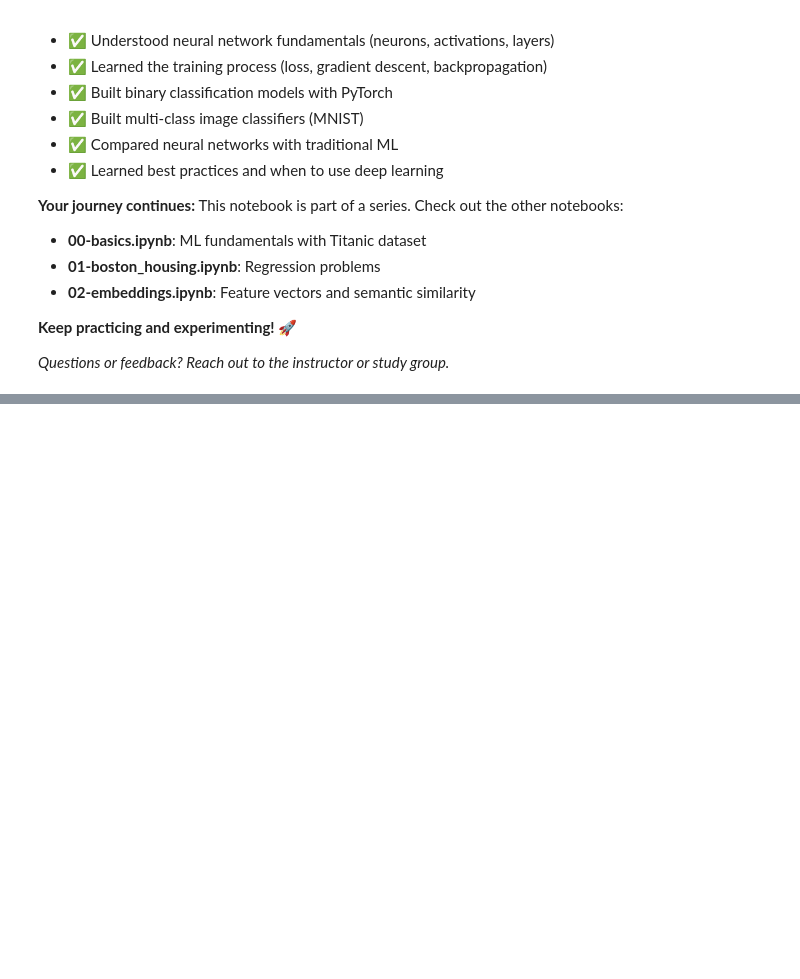
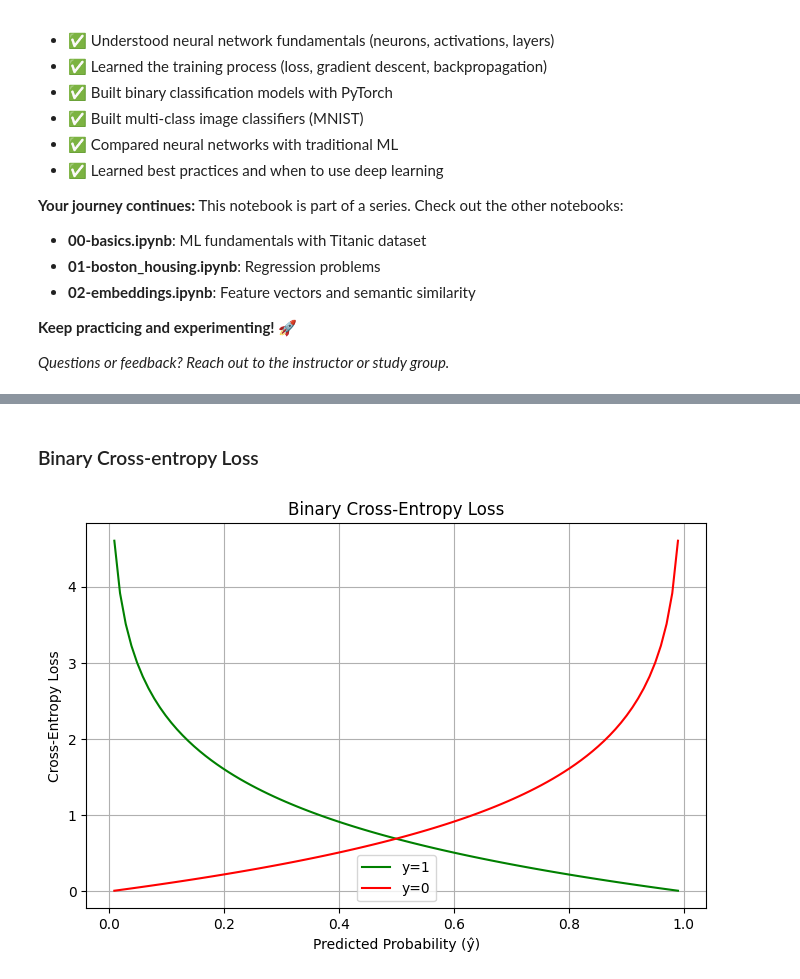
Before and after one commit to karolzak/ml101, a Jupyter notebook: notebooks/03-deep-learning.ipynb, the cells around one changed output, grey strips where cells are left out. Saved outputs shown, nothing was run; the diff lists cells and outputs as text; code cells hidden in the pictures; blank space fills up the shorter version.

```diff
--- a/notebooks/03-deep-learning.ipynb
+++ b/notebooks/03-deep-learning.ipynb
@@ -1943,0 +2078,24 @@ This notebook is part of a series. Check out the other notebooks:
+# %% [markdown]
+### Binary Cross-entropy Loss
+# %%
+import numpy as np
+import matplotlib.pyplot as plt
+
+# Prediction probabilities from 0.01 to 0.99
+y_hat = np.linspace(0.01, 0.99, 100)
+
+# Compute loss for y=1 and y=0
+loss_y1 = -np.log(y_hat)          # when true label y = 1
+loss_y0 = -np.log(1 - y_hat)      # when true label y = 0
+
+plt.figure(figsize=(8, 5))
+plt.plot(y_hat, loss_y1, label='y=1', color='green')
+plt.plot(y_hat, loss_y0, label='y=0', color='red')
+plt.xlabel('Predicted Probability (ŷ)')
+plt.ylabel('Cross-Entropy Loss')
+plt.title('Binary Cross-Entropy Loss')
+plt.legend()
+plt.grid(True)
+plt.show()
+# %% [output]
+[figure, added]
```
Also changed, not shown: parts of 11 cells of this notebook, 2 other files.
